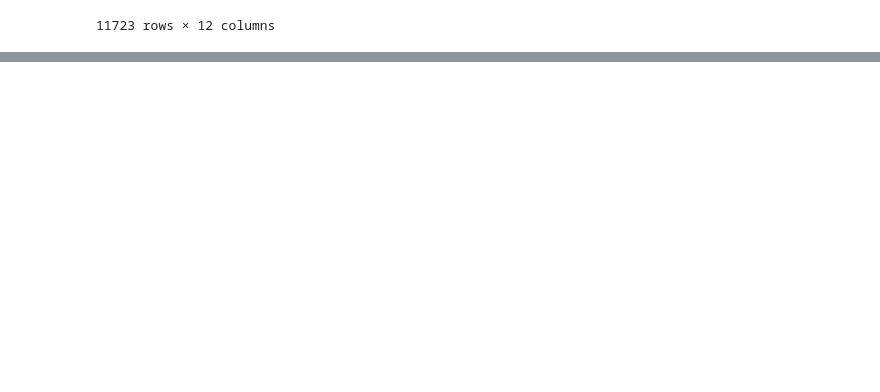
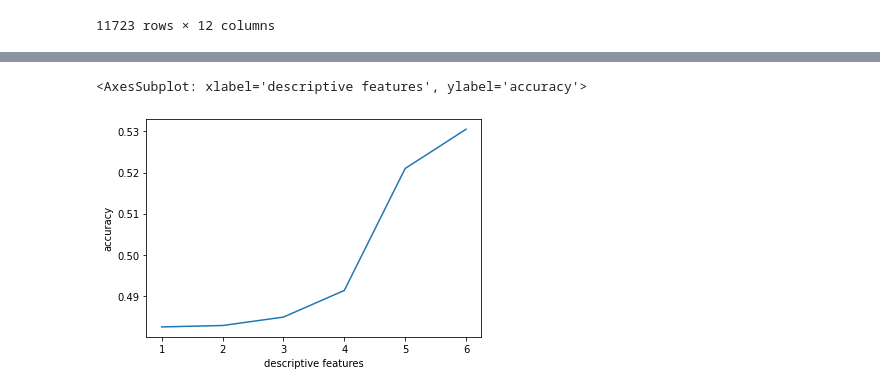
Before and after one commit to saiT1108/DS_project, a Jupyter notebook: main.ipynb, the cells around one changed output, grey strips where cells are left out. Saved outputs shown, nothing was run; the diff lists cells and outputs as text; code cells hidden in the pictures; blank space fills up the shorter version.

```diff
--- a/main.ipynb
+++ b/main.ipynb
@@ -291,0 +306,15 @@ print(accuracy_score(y_pred2, Y_test))
+# %%
+accuracy_metric = pd.DataFrame(columns = ['descriptive features', 'accuracy'])
+for i in range(1, len(desc_ft)):
+    desc_arr = desc_ft[:i]
+    X_train, X_test, Y_train, Y_test = train_test_split(df_hur[desc_arr], df_hur['DAMAGE_PROPERTY'], test_size=0.25, random_state=32)
+
+    clnb = CategoricalNB()
+    clnb.fit(X_train, Y_train)
+    y_pred = clnb.predict(X_test)
+    accuracy_metric = accuracy_metric.append({'descriptive features': i, 'accuracy': accuracy_score(y_pred, Y_test)}, ignore_index=True)
+
+sns.lineplot(data=accuracy_metric, x='descriptive features', y='accuracy')
+# %% [output]
+<AxesSubplot: xlabel='descriptive features', ylabel='accuracy'>
+[figure, added]
```
Also changed, not shown: parts of 6 cells of this notebook.
